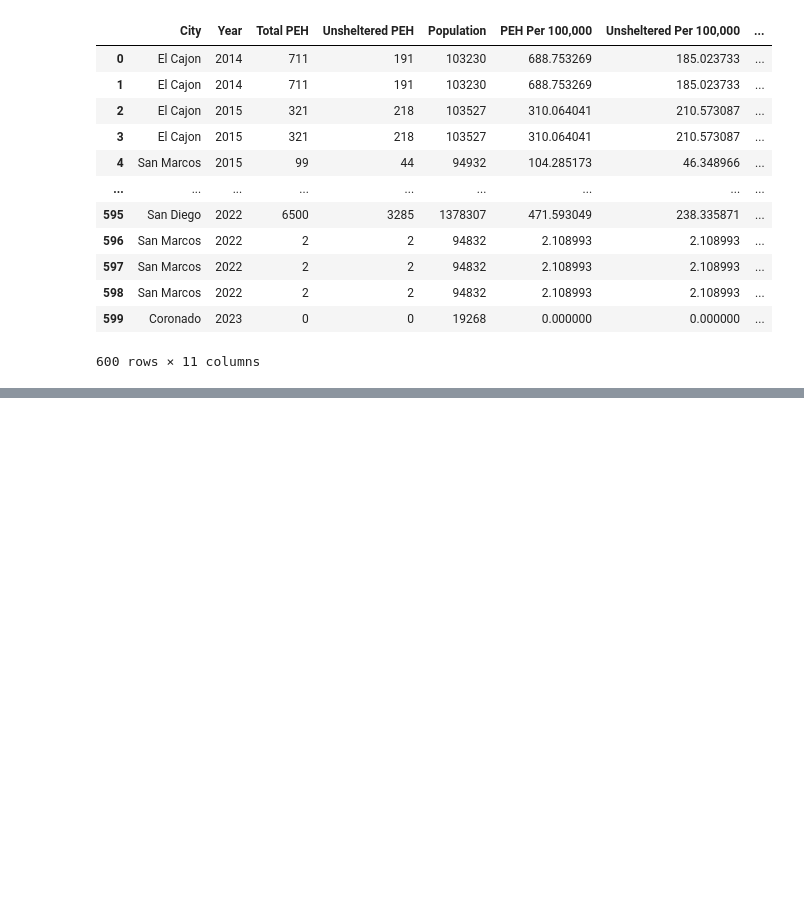
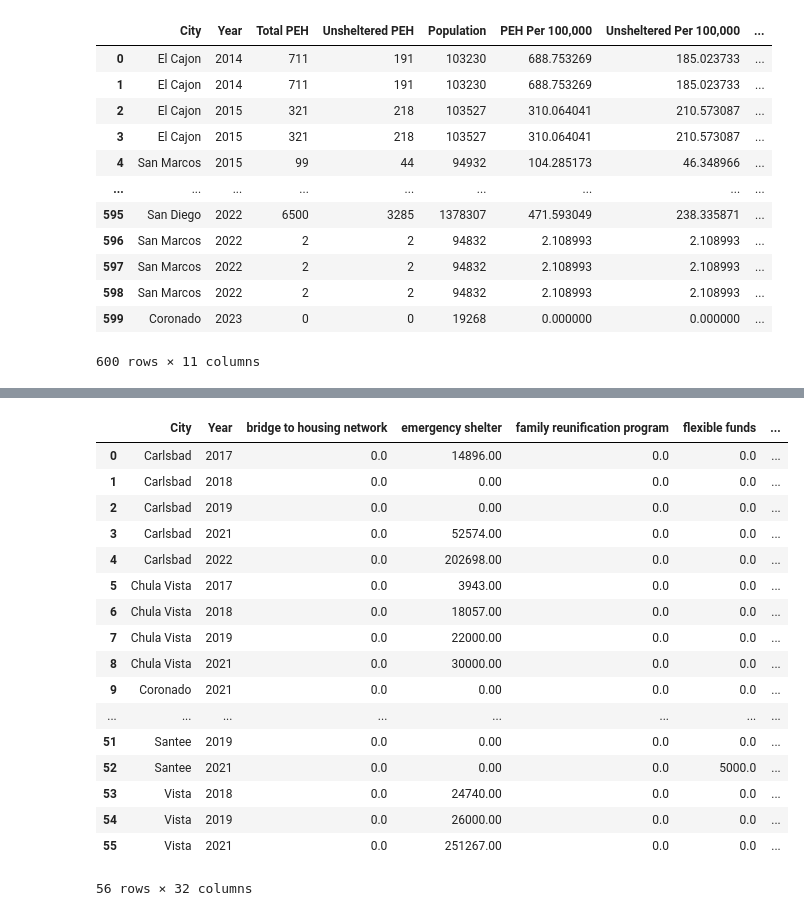
Before and after one commit to Branflakes333/SD-Homelessness-Program-Analysis, a Jupyter notebook: Data_Cleaning/RP_preprocessing_20241025.ipynb, the cells around one changed output, grey strips where cells are left out. Cells and saved outputs as stored; diff of their text form; code cells hidden in the pictures; blank space fills up the shorter version.

Commit message:
pivot_PIT regression

```diff
--- a/Data_Cleaning/RP_preprocessing_20241025.ipynb
+++ b/Data_Cleaning/RP_preprocessing_20241025.ipynb
@@ -248,5 +256,5 @@ array(['rental assistance', 'homeless services', 'emergency shelter',
 # %%
-PIT = pd.read_csv('data/raw/PITCount.csv')
+PIT = pd.read_csv('../data/raw/PITCount.csv')
 PIT
 # %% [output]
 |  | City | Year | Total PEH | Unsheltered PEH | Population | PEH Per 100,000 | Unsheltered Per 100,000 | ... |
@@ -363,0 +374,3 @@ df.to_csv('data/processed/expenditures_and_PIT.csv', index=False)
+# %%
+pivoted = pd.read_csv('../data/processed/pivoted_dataset.csv')
+pivoted.head()
@@ -363,0 +394,24 @@ df.to_csv('data/processed/expenditures_and_PIT.csv', index=False)
+# %%
+#PIT['Year'] -= 1 # Year already offset `Year` in `PIT` to have PIT assosiate with next "Observation" of PIT count of PEH
+df = pd.merge(pivoted, PIT, on=['Year', 'City'], how='left')
+df = df.drop(columns= ['Latitude', 'Longitude'])
+df
+# %% [output]
+|  | City | Year | bridge to housing network | emergency shelter | family reunification program | flexible funds | ... |
+| 0 | Carlsbad | 2017 | 0.0 | 14896.00 | 0.0 | 0.0 | ... |
+| 1 | Carlsbad | 2018 | 0.0 | 0.00 | 0.0 | 0.0 | ... |
+| 2 | Carlsbad | 2019 | 0.0 | 0.00 | 0.0 | 0.0 | ... |
+| 3 | Carlsbad | 2021 | 0.0 | 52574.00 | 0.0 | 0.0 | ... |
+| 4 | Carlsbad | 2022 | 0.0 | 202698.00 | 0.0 | 0.0 | ... |
+| 5 | Chula Vista | 2017 | 0.0 | 3943.00 | 0.0 | 0.0 | ... |
+| 6 | Chula Vista | 2018 | 0.0 | 18057.00 | 0.0 | 0.0 | ... |
+| 7 | Chula Vista | 2019 | 0.0 | 22000.00 | 0.0 | 0.0 | ... |
+| 8 | Chula Vista | 2021 | 0.0 | 30000.00 | 0.0 | 0.0 | ... |
+| 9 | Coronado | 2021 | 0.0 | 0.00 | 0.0 | 0.0 | ... |
+| ... | ... | ... | ... | ... | ... | ... | ... |
+| 51 | Santee | 2019 | 0.0 | 0.00 | 0.0 | 0.0 | ... |
+| 52 | Santee | 2021 | 0.0 | 0.00 | 0.0 | 5000.0 | ... |
+| 53 | Vista | 2018 | 0.0 | 24740.00 | 0.0 | 0.0 | ... |
+| 54 | Vista | 2019 | 0.0 | 26000.00 | 0.0 | 0.0 | ... |
+| 55 | Vista | 2021 | 0.0 | 251267.00 | 0.0 | 0.0 | ... |
+56 rows × 32 columns
```
Also changed, not shown: parts of 12 cells of this notebook, 2 other files.
